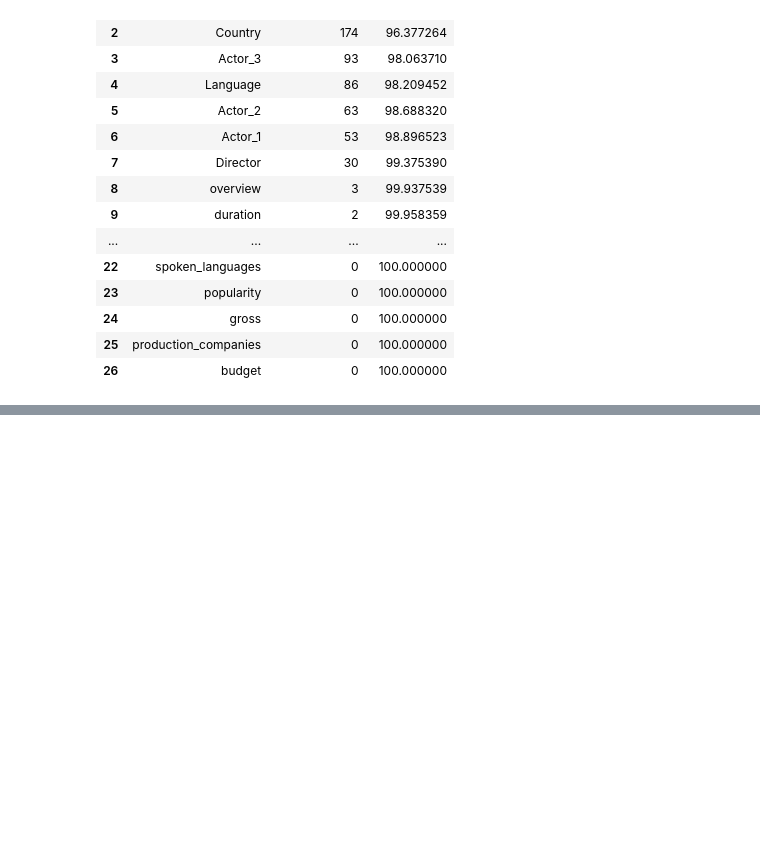
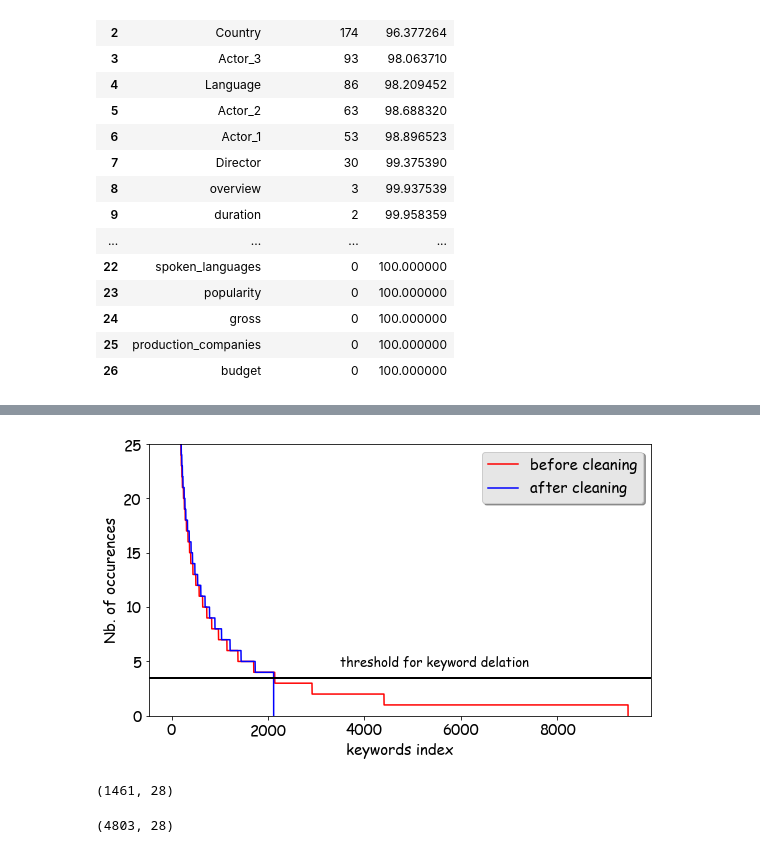
Before and after one commit to kunamneni117/Movie_Recommendation, a Jupyter notebook: Movies Recommendation.ipynb, the cells around one changed output, grey strips where cells are left out. Cells and saved outputs as stored; diff of their text form; code cells hidden in the pictures; blank space fills up the shorter version.

```diff
--- a/Movies Recommendation.ipynb
+++ b/Movies Recommendation.ipynb
@@ -268,0 +986,35 @@ missing_df.sort_values('Filling Factor').reset_index(drop = True)
+# %%
+Plot_Keyword_Occurences.sort(key= lambda x:x[1], reverse=True)
+y = [i[1] for i in Plot_Keyword_Occurences]
+x = [k for k,i in enumerate(Plot_Keyword_Occurences)]
+new_y = [i[1] for i in new_keyword_occurences]
+new_x = [k for k,i in enumerate(new_keyword_occurences)]
+
+f, ax = plt.subplots(figsize=(9, 5))
+ax.plot(x, y, 'r-', label='before cleaning')
+ax.plot(new_x, new_y, 'b-', label='after cleaning')
+legend = ax.legend(loc='upper right', shadow=True)
+frame = legend.get_frame()
+frame.set_facecolor('0.90')
+for label in legend.get_texts():
+    label.set_fontsize('medium')
+
+plt.ylim((0,25))
+plt.axhline(y=3.5, linewidth=2, color = 'k')
+plt.xlabel("keywords index", family='fantasy', fontsize = 15)
+plt.ylabel("Nb. of occurences", family='fantasy', fontsize = 15)
+#plt.suptitle("Nombre d'occurences des mots clés", fontsize = 18, family='fantasy')
+plt.text(3500, 4.5, 'threshold for keyword delation', fontsize = 13)
+plt.show()
+# %% [output]
+[figure, added]
+# %%
+#f,ax = plt.subplots(figsize =(12,9))
+corr_mat = df_keywords_occurence.dropna(how='any')
+corr_mat.shape
+# %% [output]
+(1461, 28)
+# %%
+df_keywords_occurence.shape
+# %% [output]
+(4803, 28)
```
Also changed, not shown: parts of 146 cells of this notebook.
